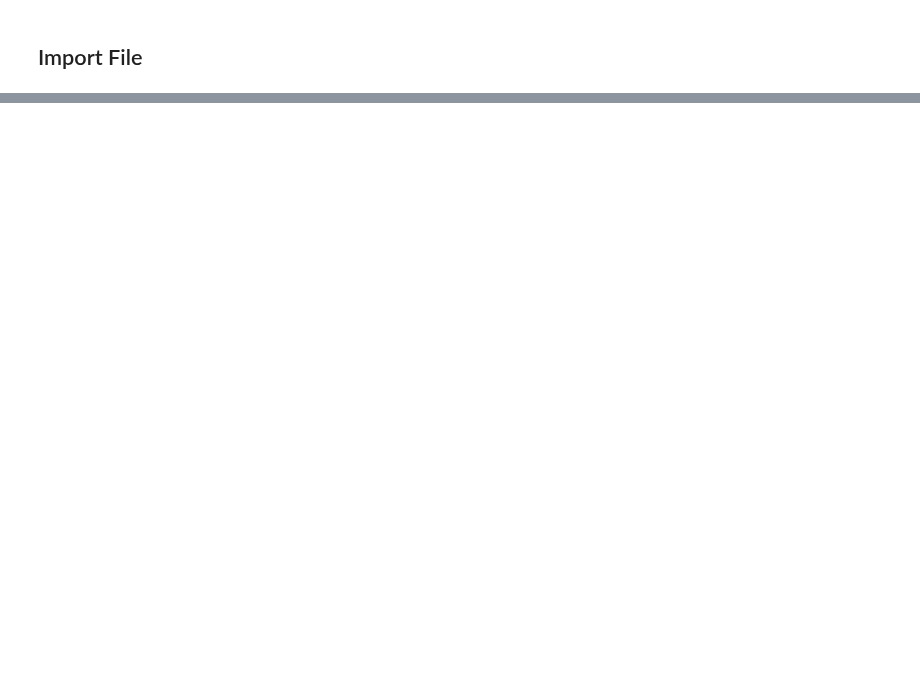
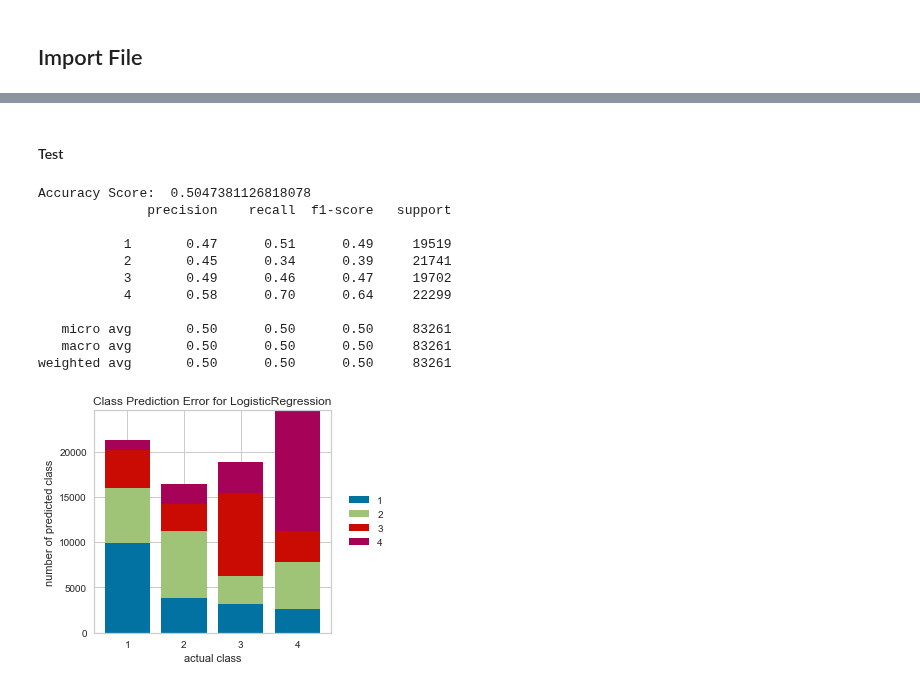
Before and after one commit to LeDon96/CrowdednessPrediction, a Jupyter notebook: Jupyter Notebooks/ClassificationModels.ipynb, the cells around one changed output, grey strips where cells are left out. Drawn from its saved outputs; the diff is of its cells as text; code cells hidden in the pictures; blank space fills up the shorter version.

```diff
--- a/Jupyter Notebooks/ClassificationModels.ipynb
+++ b/Jupyter Notebooks/ClassificationModels.ipynb
@@ -29,0 +161,28 @@ full_df.head()
+# %% [markdown]
+#### Test
+# %%
+y_pred_test_lr = lr.predict(x_test)
+
+print("Accuracy Score: ", accuracy_score(y_test, y_pred_test_lr))
+print(classification_report(y_test, y_pred_test_lr))
+
+visualizer = ClassPredictionError(
+    lr
+)
+
+visualizer.fit(x_train, y_train)
+visualizer.score(x_test, y_test)
+g = visualizer.poof()
+# %% [output]
+Accuracy Score:  0.5047381126818078
+              precision    recall  f1-score   support
+
+           1       0.47      0.51      0.49     19519
+           2       0.45      0.34      0.39     21741
+           3       0.49      0.46      0.47     19702
+           4       0.58      0.70      0.64     22299
+
+   micro avg       0.50      0.50      0.50     83261
+   macro avg       0.50      0.50      0.50     83261
+weighted avg       0.50      0.50      0.50     83261
+[figure, added]
```
Also changed, not shown: parts of 42 cells of this notebook.
